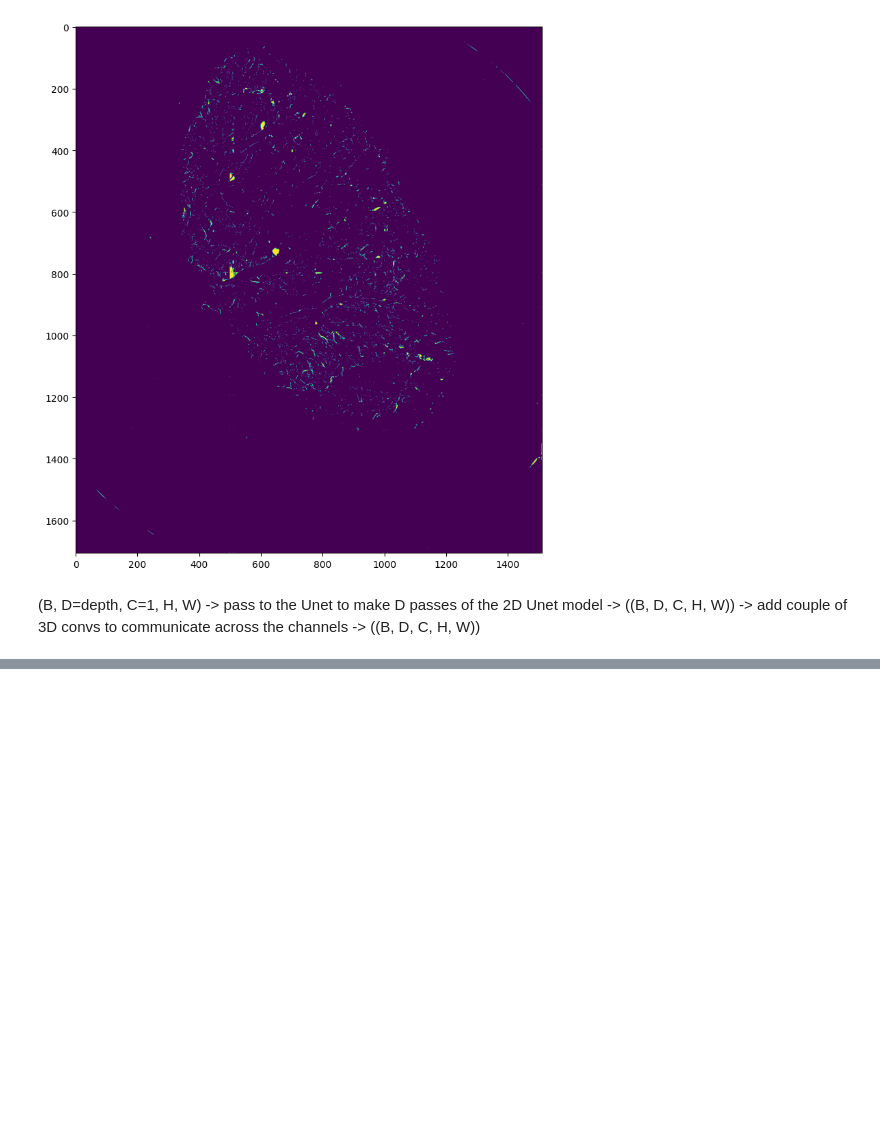
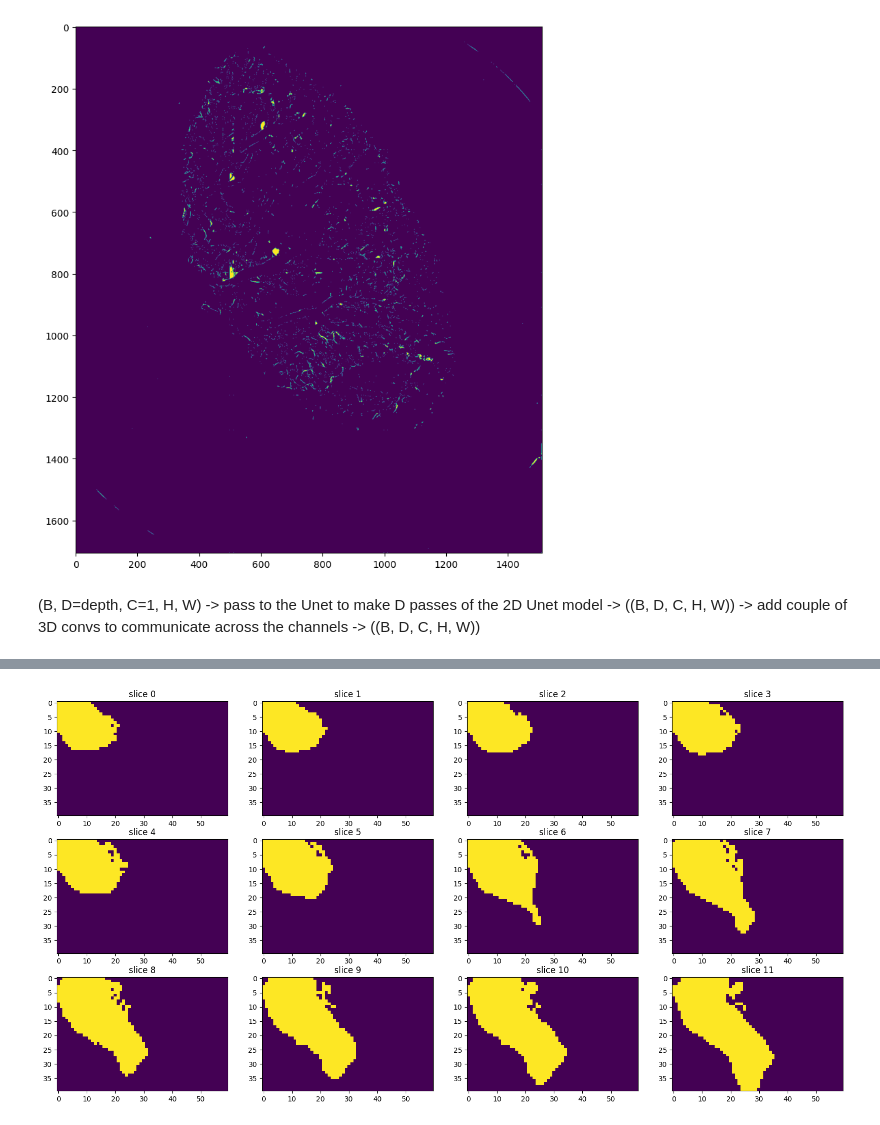
Before and after one commit to viktorcikojevic/kaggle_sennet, a Jupyter notebook: notebooks/investigate-predictions.ipynb, the cells around one changed output, grey strips where cells are left out. Saved outputs shown, nothing was run; the diff lists cells and outputs as text; code cells hidden in the pictures; blank space fills up the shorter version.

```diff
--- a/notebooks/investigate-predictions.ipynb
+++ b/notebooks/investigate-predictions.ipynb
@@ -193,0 +219,11 @@ f_xyz_max.shape
+# %%
+labels_subset = mid_slice_labels[:, 200:400, 600:800][:, 120:160, 60:120]
+
+fig, axs = plt.subplots(3, 4, figsize=(20, 10))
+
+for i in range(3):
+	for j in range(4):
+		axs[i, j].imshow(labels_subset[i*4+j])
+		axs[i, j].set_title(f"slice {i*4+j}")
+# %% [output]
+[figure, added]
```
Also changed, not shown: parts of 25 cells of this notebook, 2 other files.
